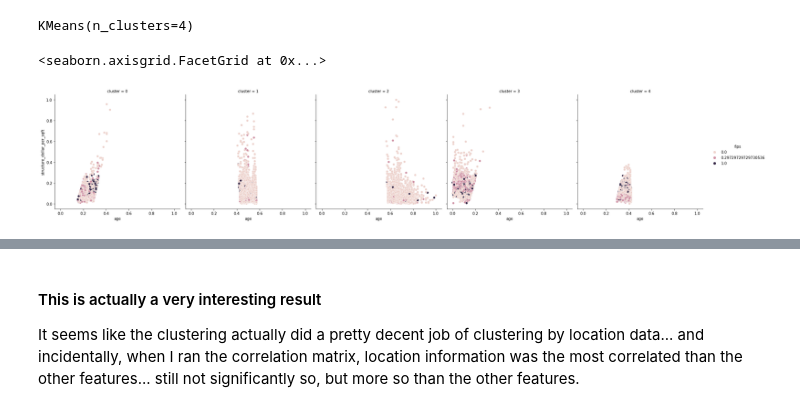
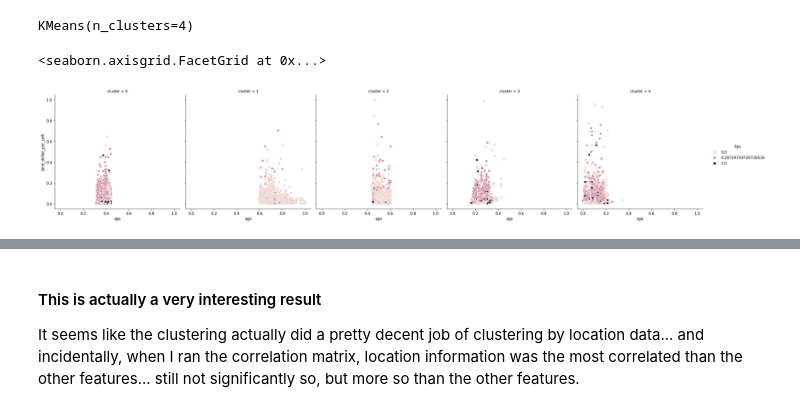
Before and after one commit to lukewbecker/clustering-project, a Jupyter notebook: zillow_mvp.ipynb, the cells around one changed output, grey strips where cells are left out. Drawn from its saved outputs; the diff is of its cells as text; code cells hidden in the pictures.

```diff
--- a/zillow_mvp.ipynb
+++ b/zillow_mvp.ipynb
@@ -196 +172,4 @@ parcelid                           0
 dtype: int64
+# %%
+df = df.dropna()
+df.isna().sum().sort_values(ascending = False)
@@ -409,3 +397,26 @@ dtype: int64
+# %%
+def split(df, target_var):
+    # split df into train_validate (80%) and test (20%)
+    train_validate, test = train_test_split(df, test_size=.20, random_state=13)
+    # split train_validate into train(70% of 80% = 56%) and validate (30% of 80% = 24%)
+    train, validate = train_test_split(train_validate, test_size=.3, random_state=13)
+
+    # create X_train by dropping the target variable
+    X_train = train.drop(columns=[target_var])
+    # create y_train by keeping only the target variable.
+    y_train = train[[target_var]]
+
+    # create X_validate by dropping the target variable
+    X_validate = validate.drop(columns=[target_var])
+    # create y_validate by keeping only the target variable.
+    y_validate = validate[[target_var]]
+
+    # create X_test by dropping the target variable
+    X_test = test.drop(columns=[target_var])
+    # create y_test by keeping only the target variable.
+    y_test = test[[target_var]]
+
+    return X_train, y_train, X_validate, y_validate, X_test, y_test
 # %%
 def split_new(train, validate, test, target_var):
 #     # split df into train_validate (80%) and test (20%)
@@ -429,3 +440,6 @@ def split_new(train, validate, test, target_var):
     y_test = test[[target_var]]
 
     return X_train, y_train, X_validate, y_validate, X_test, y_test
+# %%
+X_train, y_train, X_validate, y_validate, X_test, y_test = split(df, 'logerror')
+X_train.shape, X_validate.shape, X_test.shape
@@ -432,4 +457,4 @@ def split_new(train, validate, test, target_var):
 # %%
-X_train, y_train, X_validate, y_validate, X_test, y_test = split_new(train, validate, test, 'logerror')
+# X_train, y_train, X_validate, y_validate, X_test, y_test = split_new(train, validate, test, 'logerror')
 # %%
 X_train.isnull().sum()
@@ -737,7 +717,7 @@ KMeans(n_clusters=4)
 # %%
 
 # visualize w/ hue="species" style="cluster"
-sns.relplot(x="age", y="structure_dollar_per_sqft", hue="fips", col="cluster", data=train_scaled)
+sns.relplot(x="age", y="land_dollar_per_sqft", hue="fips", col="cluster", data=X_train_scaled)
 # %% [output]
 <seaborn.axisgrid.FacetGrid at 0x...>
-[figure, old version]
+[figure, new version]
```
Also changed, not shown: parts of 84 cells of this notebook, 1 other file.
